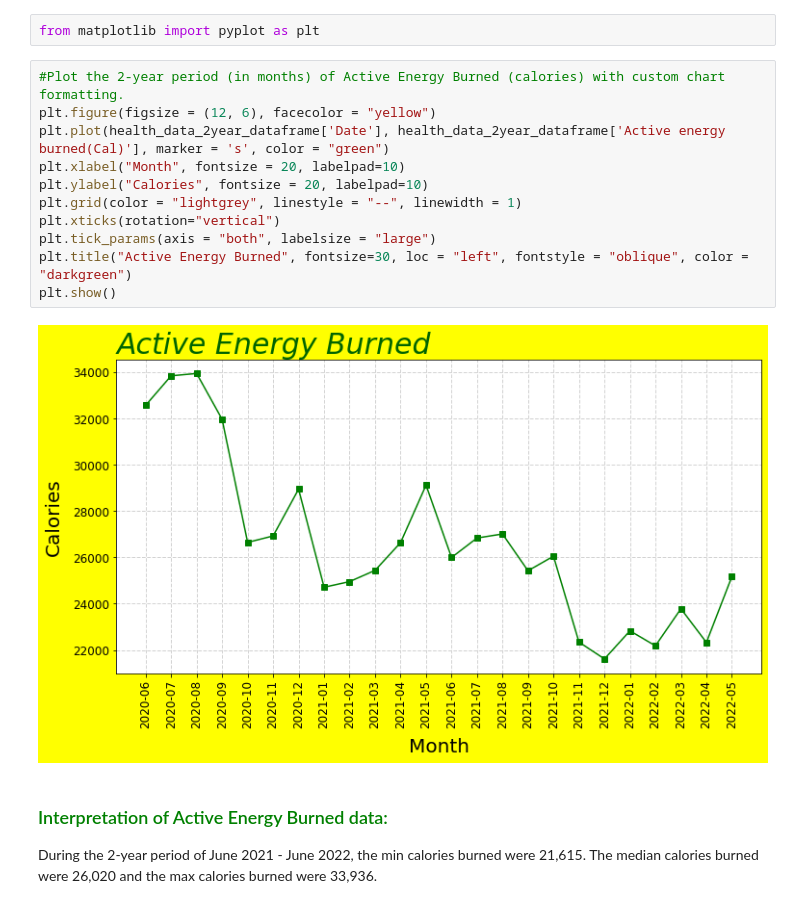
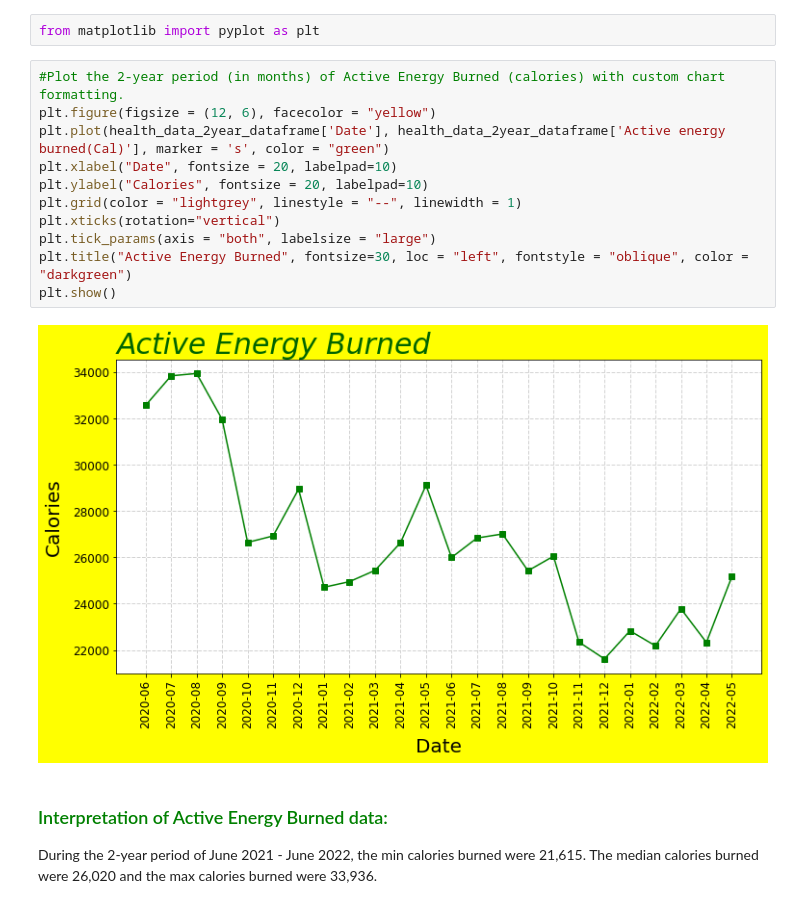
Before and after one commit to KimBug29/AppleDataKW, a Jupyter notebook: HealthData.ipynb, the cells around one changed output. Drawn from its saved outputs; the diff is of its cells as text.

Commit message:
Updated chart labels for consistency

```diff
--- a/HealthData.ipynb
+++ b/HealthData.ipynb
@@ -111,16 +111,16 @@ from matplotlib import pyplot as plt
 # %%
 #Plot the 2-year period (in months) of Active Energy Burned (calories) with custom chart formatting.
 plt.figure(figsize = (12, 6), facecolor = "yellow")
 plt.plot(health_data_2year_dataframe['Date'], health_data_2year_dataframe['Active energy burned(Cal)'], marker = 's', color = "green")
-plt.xlabel("Month", fontsize = 20, labelpad=10)
+plt.xlabel("Date", fontsize = 20, labelpad=10)
 plt.ylabel("Calories", fontsize = 20, labelpad=10)
 plt.grid(color = "lightgrey", linestyle = "--", linewidth = 1)
 plt.xticks(rotation="vertical")
 plt.tick_params(axis = "both", labelsize = "large")
 plt.title("Active Energy Burned", fontsize=30, loc = "left", fontstyle = "oblique", color = "darkgreen")
 plt.show()
 # %% [output]
-[figure, old version]
+[figure, new version]
 # %% [markdown]
 <h3 style="font-size: 2rm;color:green;">Interpretation of Active Energy Burned data:</h3>
 During the 2-year period of June 2021 - June 2022, the min calories burned were 21,615. The median calories burned were 26,020 and the max calories burned were 33,936.
```
Also changed, not shown: parts of 4 cells of this notebook.
